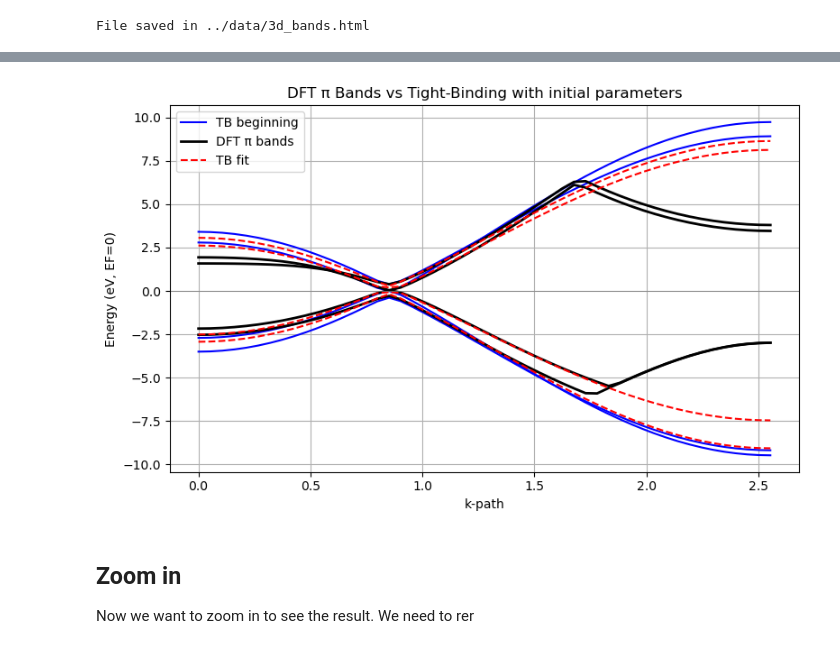
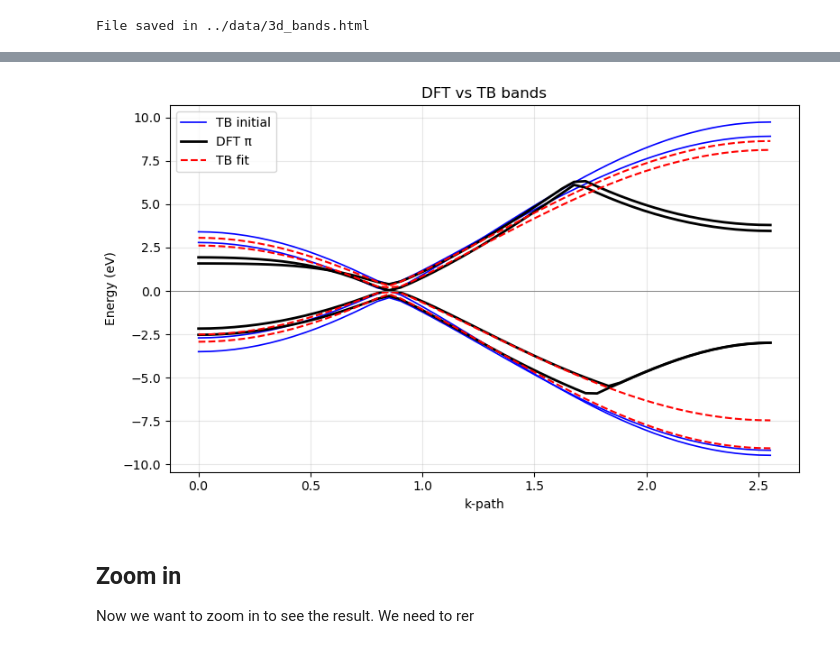
Before and after one commit to NexganGH/DFT_QMB, a Jupyter notebook: 2_graphene_bilayers/scripts/tight_binding/scripts/full_workflow.ipynb, the cells around one changed output, grey strips where cells are left out. Saved outputs shown, nothing was run; the diff lists cells and outputs as text; code cells hidden in the pictures.

```diff
--- a/2_graphene_bilayers/scripts/tight_binding/scripts/full_workflow.ipynb
+++ b/2_graphene_bilayers/scripts/tight_binding/scripts/full_workflow.ipynb
@@ -119,38 +118,39 @@ Function evaluations 25, initial cost 4.2031e+00, final cost 6.1032e-01, first-o
 # %%
 import matplotlib.pyplot as plt
 import numpy as np
 
 dk = np.sqrt(np.sum(np.diff(kpts, axis=0)**2, axis=1))
 x = np.concatenate([[0], np.cumsum(dk)])
 E_tb_0 = manager.tb_bands(kpts, theta0)
 E_tb_fit = manager.tb_bands(kpts, theta_fit)
 
 
-plt.figure(figsize=(8,5))
+from bandplot import plot_bands
 
-nb = E_pi.shape[1]
+bands = {
+    "TB initial": {
+        "E": E_tb_0,
+        "color": "b",
+        "ls": "-",
+        "lw": 1.2
+    },
+    "DFT π": {
+        "E": E_pi,
+        "color": "k",
+        "ls": "-",
+        "lw": 2
+    },
+    "TB fit": {
+        "E": E_tb_fit,
+        "color": "r",
+        "ls": "--",
+        "lw": 1.5
+    }
+}
 
-for i in range(nb):
-    plt.plot(x, E_tb_0[:, i], 'b-', lw=1.5, label="TB beginning" if i==0 else "")
-
-# DFT π bands
-for i in range(nb):
-    plt.plot(x, E_pi[:, i], 'k-', lw=2, label="DFT π bands" if i==0 else "")
-
-# TB π bands
-for i in range(4):
-    plt.plot(x, E_tb_fit[:, i], 'r--', lw=1.5, label="TB fit" if i==0 else "")
-
-plt.axhline(0, color='gray', lw=0.5)
-plt.xlabel("k-path")
-plt.ylabel("Energy (eV, EF=0)")
-plt.title("DFT π Bands vs Tight-Binding with initial parameters")
-plt.legend()
-plt.grid(True)
-plt.tight_layout()
-plt.show()
+plot_bands(kpts, bands, title="DFT vs TB bands")
 # %% [output]
-[figure, old version]
+[figure, new version]
 # %% [markdown]
 ## Zoom in
 Now we want to zoom in to see the result. We need to rer
```
Also changed, not shown: parts of 17 cells of this notebook, 7 other files.
